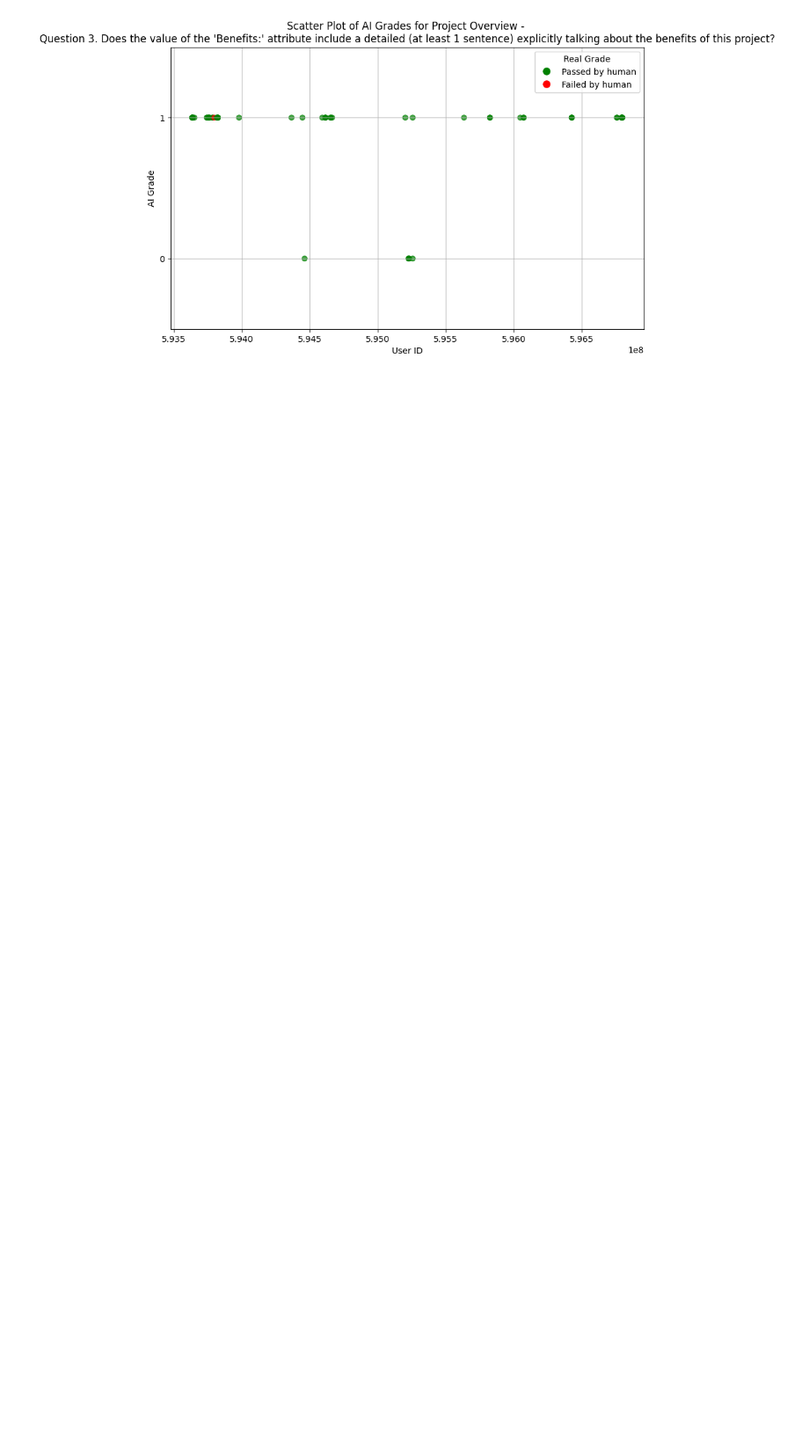
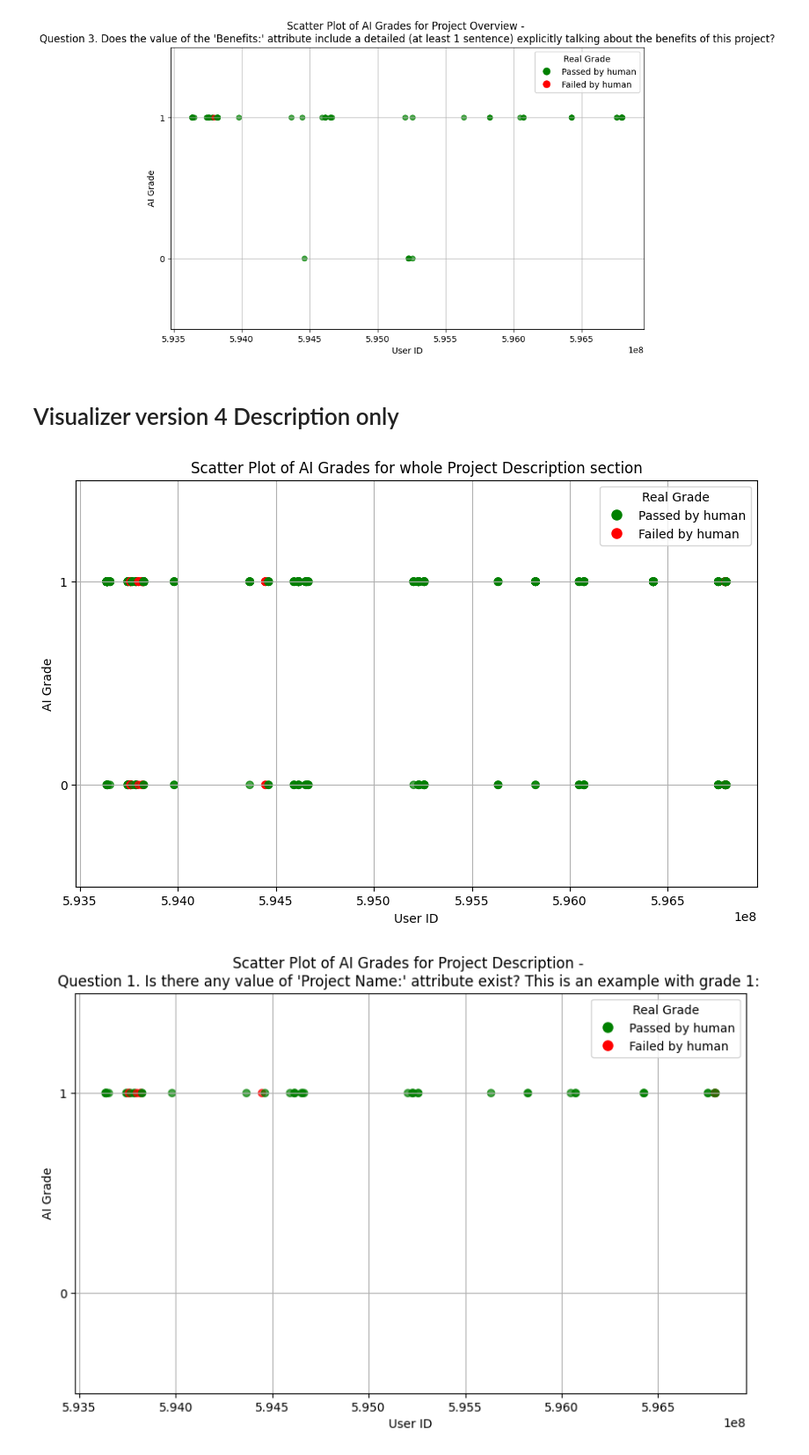
Before and after one commit to ngavu2004/AutoGradingPipelineAnalysis, a Jupyter notebook: visualize_AI_grade_RealGrade.ipynb, the cells around one changed output. Shown at 88% size. Saved outputs shown, nothing was run; the diff lists cells and outputs as text; code cells hidden in the pictures; blank space fills up the shorter version.

```diff
--- a/visualize_AI_grade_RealGrade.ipynb
+++ b/visualize_AI_grade_RealGrade.ipynb
@@ -226,7 +201,10 @@ plot_section_histogram('Project Team', result_df)
 # %% [markdown]
 ### AI difference for pass and fail submissions
 # %%
-def visualize_difference_between_AI_and_Real_Grade(section, max_grade):
+def visualize_difference_between_AI_and_Real_Grade(url, section, max_grade):
+    result_df = pd.read_csv(url)
+    result_df.rename(columns={'score': 'Real_Grade', 'long_description': 'Criteria'}, inplace=True)
+    visualize_df = result_df[['user_id', 'Section', 'Criteria', 'AI_Grade', 'Real_Grade', 'grader_name']]
     description_df = visualize_df[visualize_df['Section'] == section]
     description_df =   description_df[description_df['AI_Grade'] <= max_grade]
     # Separate the data into two DataFrames based on RealGrade
@@ -397,3 +349,13 @@ plot_section_criteria_scatter('Project Overview', merged_df)
 [figure]
 [figure]
 [figure]
+# %% [markdown]
+# Visualizer version 4 Description only
+# %%
+# Example usage
+test_url = 'test_results/test_result_on_54_files_description_only_v4.csv'
+real_url = 'auto_grading_trainingset/TIPQIC_project_charter_submission_merged.csv'
+plot_section_criteria_scatter(test_url,real_url,'Project Description')
+# %% [output]
+[figure, added]
+[figure, added]
```
Also changed, not shown: parts of 10 cells of this notebook, 1 other file.
